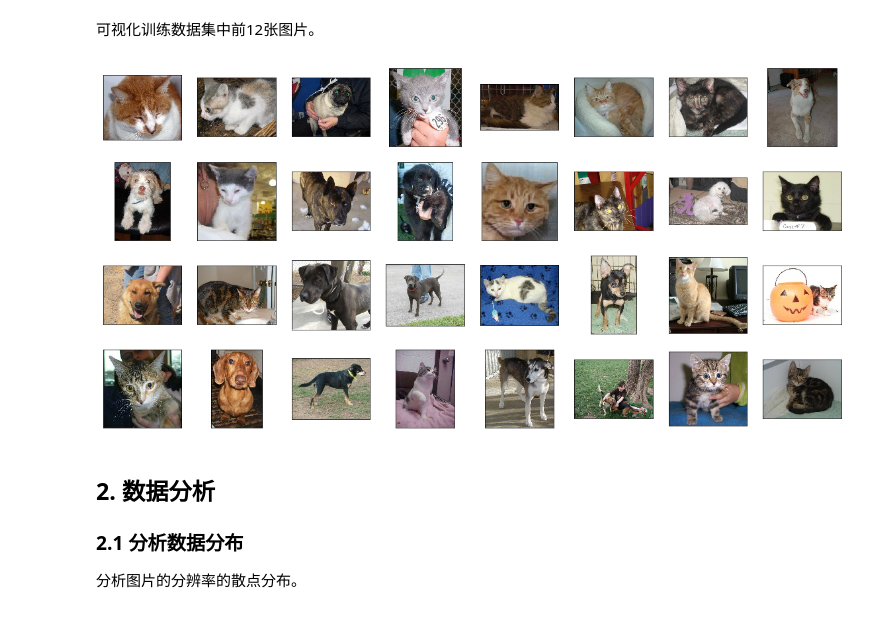
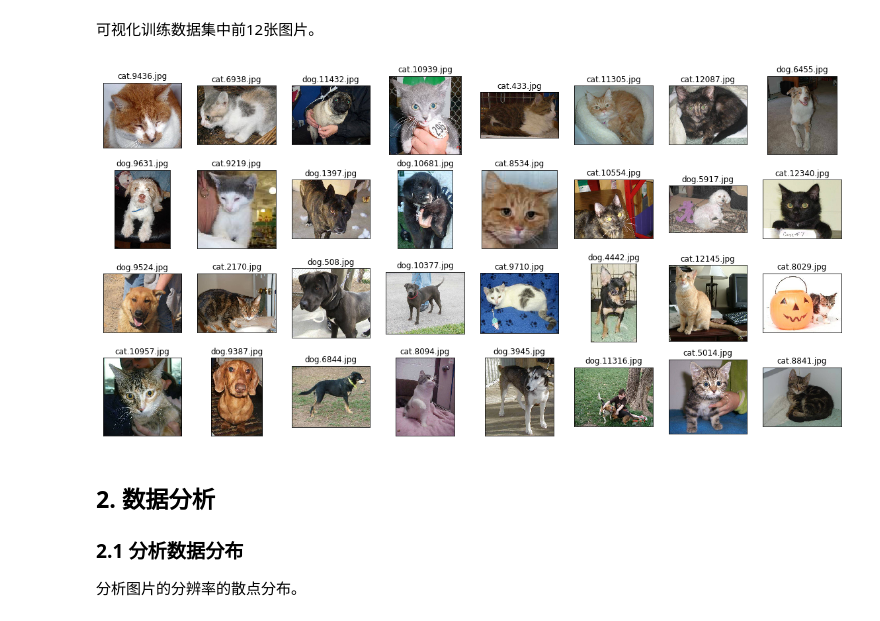
Before and after one commit to SimonLeeGit/udacity_project, a Jupyter notebook: dogs_vs_cats/bottleneck_features.ipynb, the cells around one changed output. Drawn from its saved outputs; the diff is of its cells as text; code cells hidden in the pictures.

```diff
--- a/dogs_vs_cats/bottleneck_features.ipynb
+++ b/dogs_vs_cats/bottleneck_features.ipynb
@@ -94,18 +108,20 @@ There are 12500 test images.
 # %%
 import cv2
 import matplotlib.pyplot as plt
 %matplotlib inline
 
 def visualize_img(img_path, ax):
     img = cv2.imread(img_path)
     ax.imshow(cv2.cvtColor(img, cv2.COLOR_BGR2RGB))
 
 fig = plt.figure(figsize=(20, 10))
 for i in range(32):
     ax = fig.add_subplot(4, 8, i + 1, xticks=[], yticks=[])
     visualize_img(train_files[i], ax)
+    _,file = os.path.split(train_files[i])
+    ax.set_title("{}".format(file))
 # %% [output]
-[figure, old version]
+[figure, new version]
 # %% [markdown]
 <a id="step1"></a>
 ## 2. 数据分析
```
Also changed, not shown: parts of 7 cells of this notebook.
